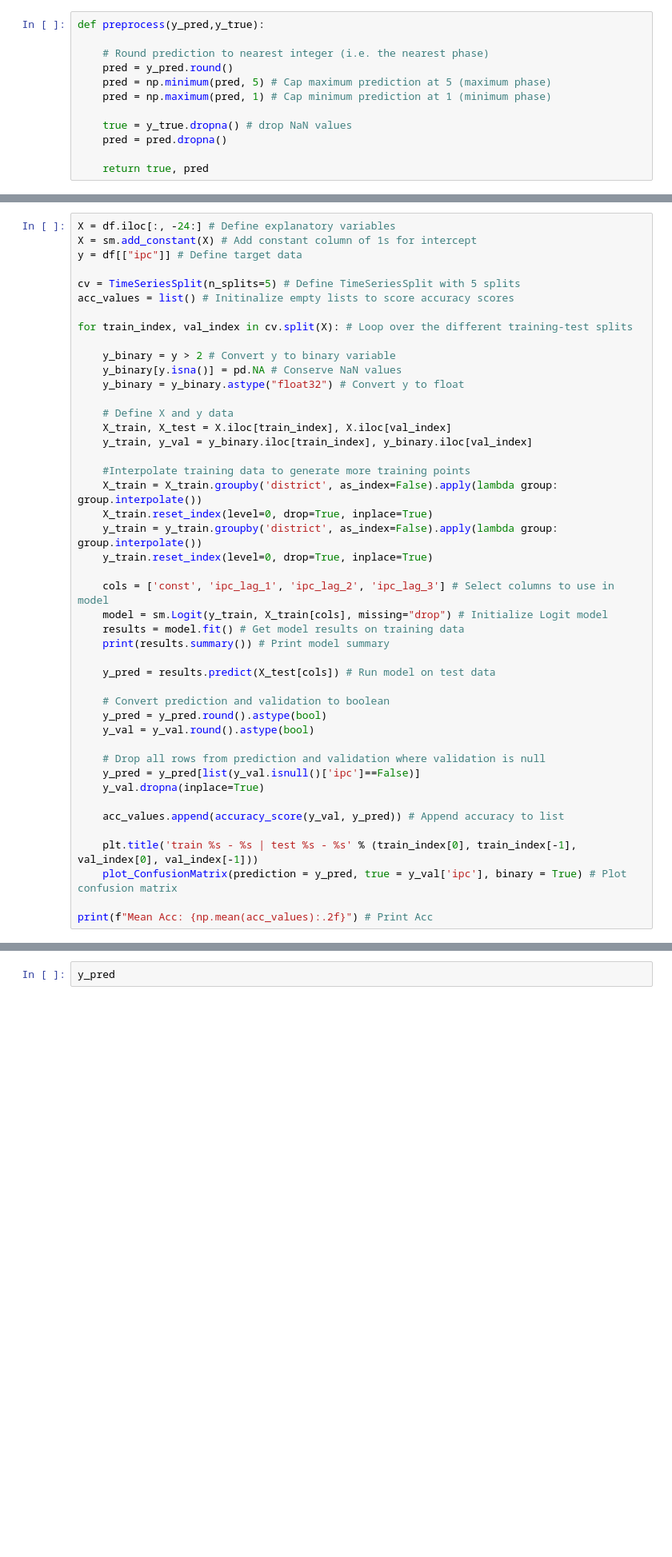
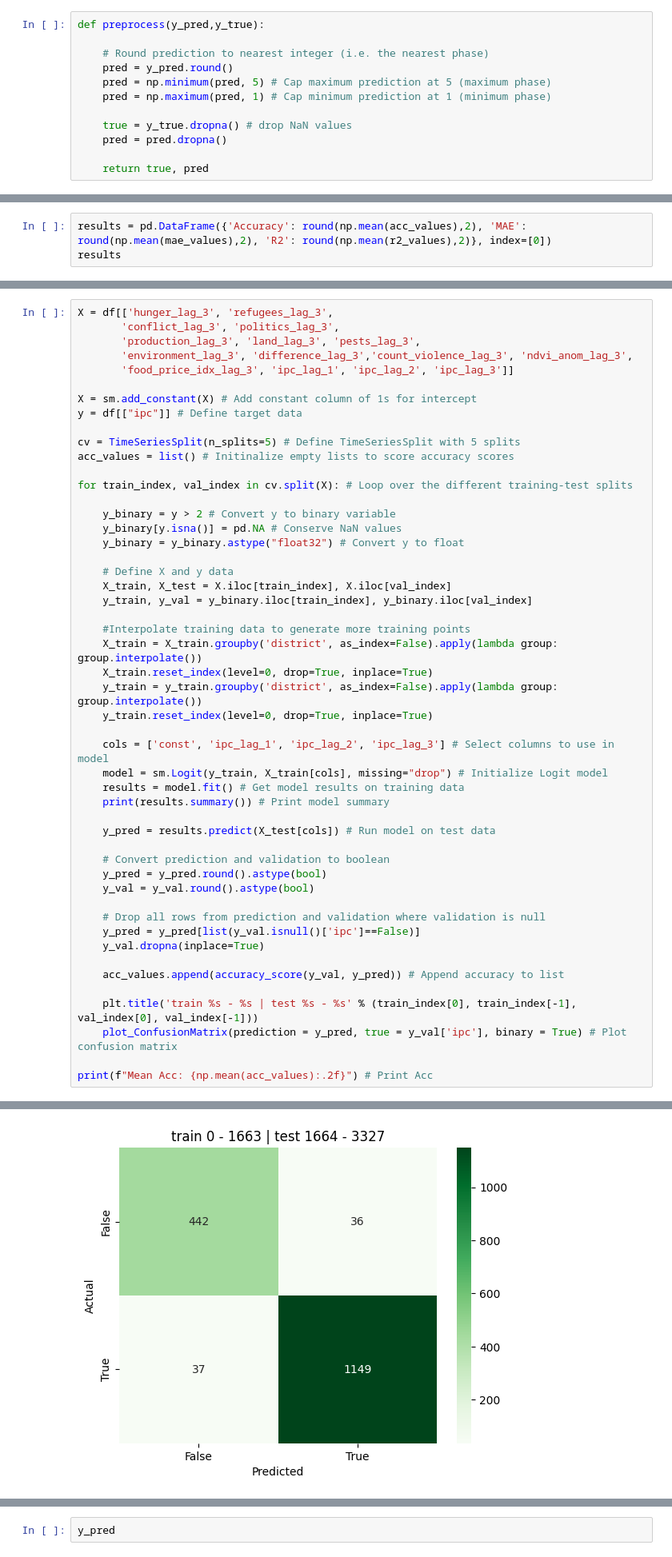
Before and after one commit to khknopp/JBG060-DC3, a Jupyter notebook: ForestPredictions.ipynb, the cells around one changed output, grey strips where cells are left out. Shown at 80% size. Saved outputs shown, nothing was run; the diff lists cells and outputs as text; blank space fills up the shorter version.

```diff
--- a/ForestPredictions.ipynb
+++ b/ForestPredictions.ipynb
@@ -435,0 +462,3 @@ Mean Recall by class: {1: 0.49644007155635067, 2: 0.36488646137443775, 3: 0.3048
+# %%
+results = pd.DataFrame({'Accuracy': round(np.mean(acc_values),2), 'MAE': round(np.mean(mae_values),2), 'R2': round(np.mean(r2_values),2)}, index=[0])
+results
@@ -436,5 +468,10 @@ Mean Recall by class: {1: 0.49644007155635067, 2: 0.36488646137443775, 3: 0.3048
 # %%
-X = df.iloc[:, -24:] # Define explanatory variables
+X = df[['hunger_lag_3', 'refugees_lag_3',
+       'conflict_lag_3', 'politics_lag_3',
+       'production_lag_3', 'land_lag_3', 'pests_lag_3',
+       'environment_lag_3', 'difference_lag_3','count_violence_lag_3', 'ndvi_anom_lag_3',
+       'food_price_idx_lag_3', 'ipc_lag_1', 'ipc_lag_2', 'ipc_lag_3']]
+
 X = sm.add_constant(X) # Add constant column of 1s for intercept
 y = df[["ipc"]] # Define target data
 
@@ -482,0 +536 @@ KeyError: "['ipc_lag_1', 'ipc_lag_2', 'ipc_lag_3'] not in index"
+[figure, added]
```
Also changed, not shown: parts of 12 cells of this notebook, 1 other file.
